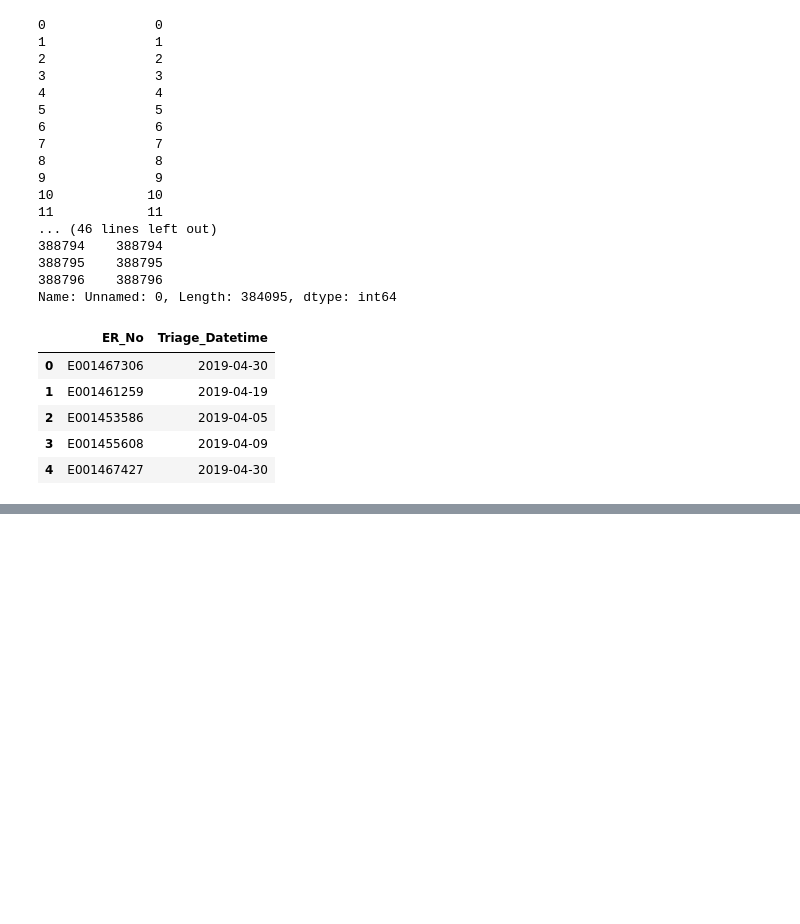
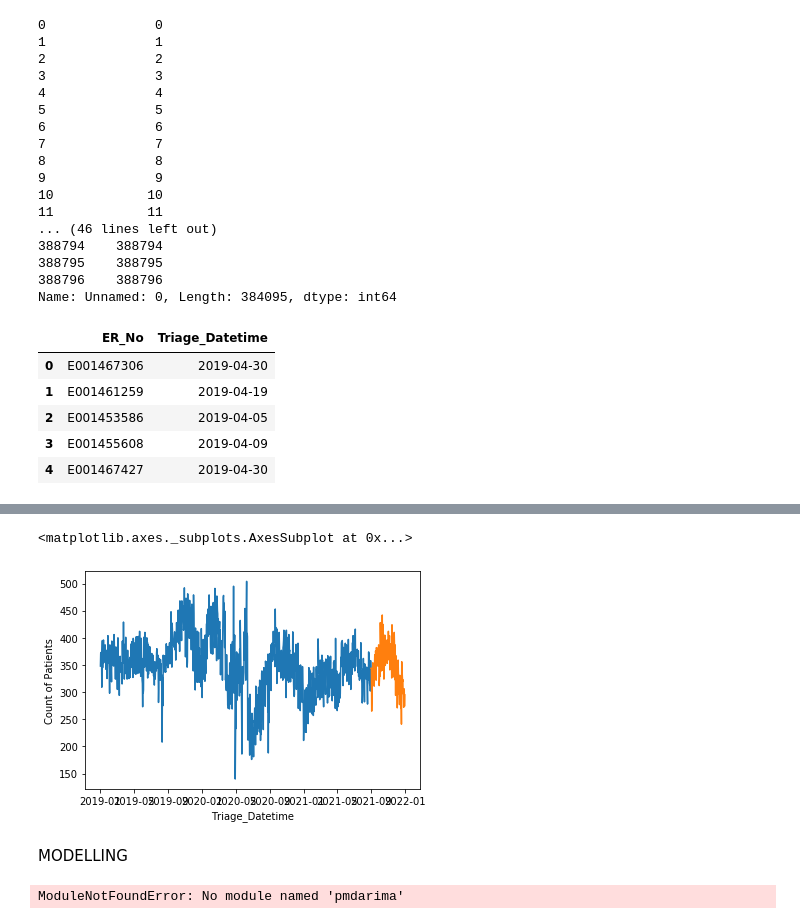
Before and after one commit to sumaiyahchinoy/er-dashboard-fyp-cronpipeline, a Jupyter notebook: TSModelling(Notebook).ipynb, the cells around one changed output, grey strips where cells are left out. Cells and saved outputs as stored; diff of their text form; code cells hidden in the pictures; blank space fills up the shorter version.

```diff
--- a/TSModelling(Notebook).ipynb
+++ b/TSModelling(Notebook).ipynb
@@ -57,0 +94,7 @@ ValueError: Either both or neither of `x` and `y` must be specified (but try pas
+# %%
+
+# x-label = date; y-label = count
+new_df['Triage_Datetime'] = pd.to_datetime(new_df['Triage_Datetime'])
+train = new_df[new_df['Triage_Datetime'] < pd.to_datetime("2021-09", format='%Y-%m')]
+test = new_df[new_df['Triage_Datetime'] >= pd.to_datetime("2021-09", format='%Y-%m')]
+train.head(5)
@@ -57,0 +108,17 @@ ValueError: Either both or neither of `x` and `y` must be specified (but try pas
+# %%
+sns.lineplot(x = 'Triage_Datetime', y = 'Count of Patients', data = train)
+sns.lineplot(x = 'Triage_Datetime', y = 'Count of Patients', data = test)
+# %% [output]
+<matplotlib.axes._subplots.AxesSubplot at 0x...>
+[figure, added]
+# %% [markdown]
+MODELLING
+# %%
+# from pmdarima.arima import auto_arima
+from pmdarima import auto_arima
+model = auto_arima(train, trace=True, error_action='ignore', suppress_warnings=True)
+model.fit(train)
+forecast = model.predict(n_periods=len(test))
+forecast = pd.DataFrame(forecast,index = test.index,columns=['Prediction'])
+# %% [output]
+ModuleNotFoundError: No module named 'pmdarima'
```
Also changed, not shown: parts of 6 cells of this notebook.
